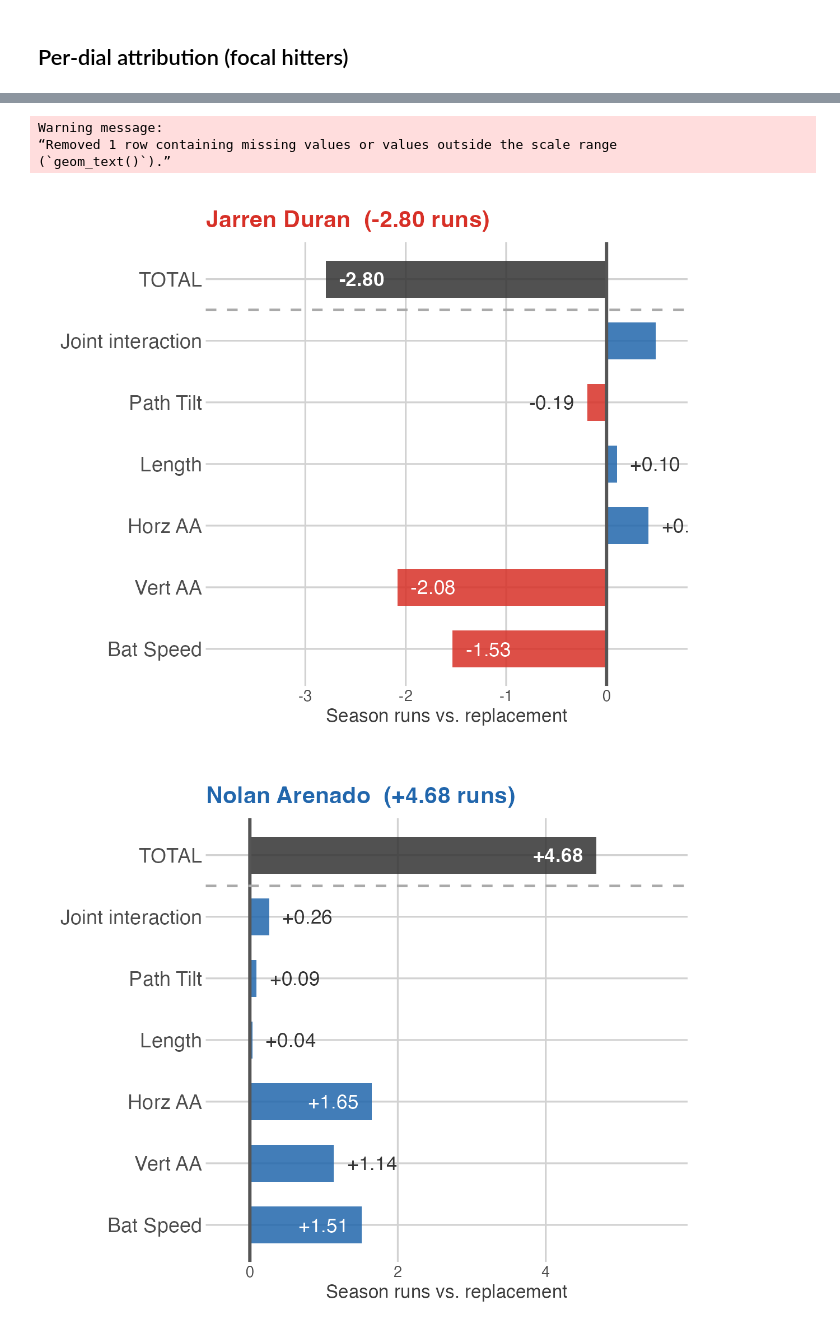
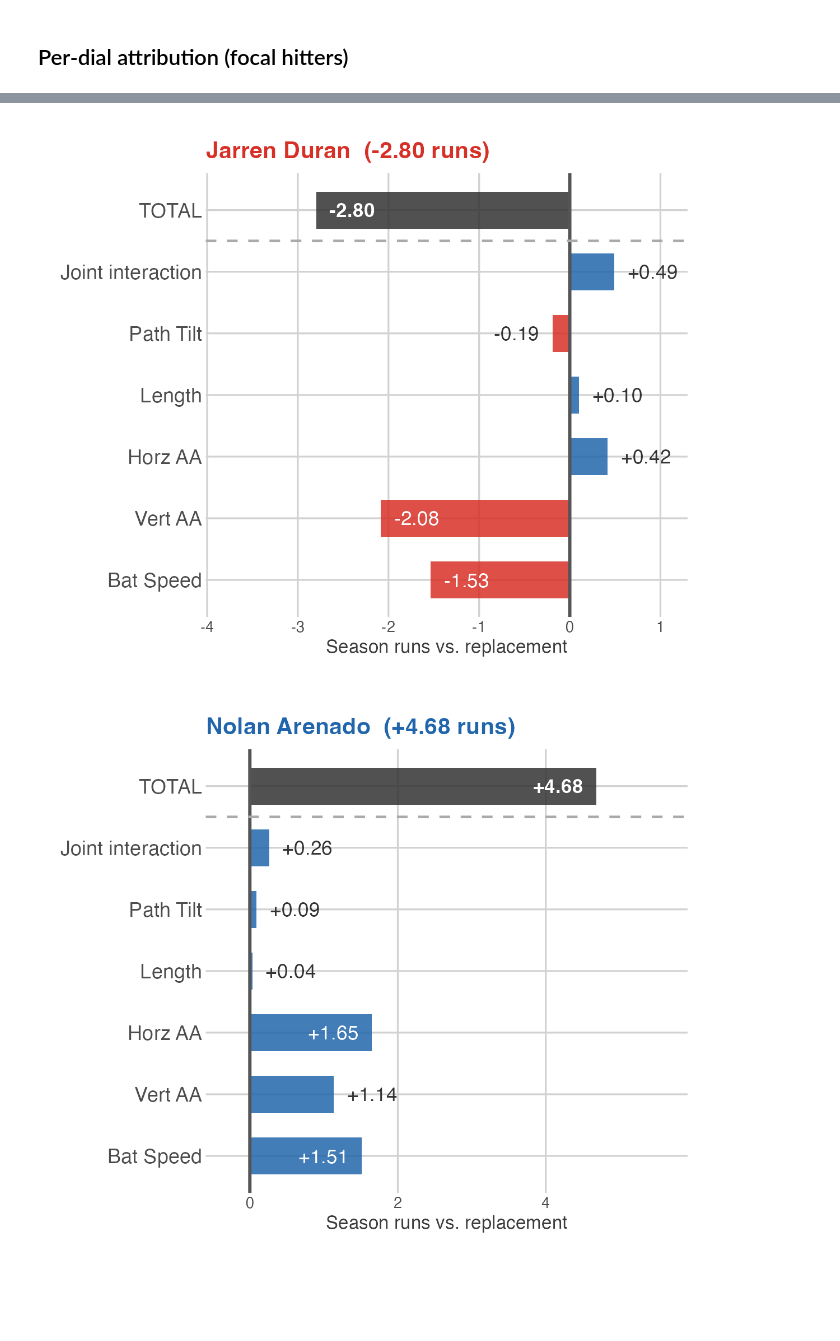
Before and after one commit to theoauyeung/swing_repertoire, a Jupyter notebook: src/adjustability_results.ipynb, the cells around one changed output, grey strips where cells are left out. Cells and saved outputs as stored; diff of their text form; code cells hidden in the pictures; blank space fills up the shorter version.

Commit message:
auto: results/plots/adjustability/adjustability_dial_waterfall_duran.png, results/plots/adjustability/adjustability_dial_waterfall_naylor.png, src/adjustability_results.ipynb

```diff
--- a/src/adjustability_results.ipynb
+++ b/src/adjustability_results.ipynb
@@ -330,11 +330,19 @@ for (f in focal_list) {
   all_labels <- c(bar_labels, "TOTAL")
   all_colors <- c(ifelse(vals >= 0, "#2166ac", "#d73027"), "#333333")
 
-  x_lo    <- min(min(all_vals) * 1.35, -0.3)
-  x_hi    <- max(all_vals) * 1.2
+  # Pass 1: tentative bounds
+  x_lo      <- min(min(all_vals) * 1.35, -0.3)
+  x_hi_init <- max(all_vals) * 1.2
+  x_range0  <- x_hi_init - x_lo
+  thresh0   <- x_range0 * 0.22
+  pad0      <- x_range0 * 0.03
+  # Extend x_hi so outside-right labels (small positive bars) don't clip
+  max_pos_small <- max(c(0, all_vals[all_vals > 0 & all_vals < thresh0]))
+  x_hi    <- max(x_hi_init, max_pos_small + pad0 + x_range0 * 0.10)
+  # Pass 2: recompute with final x_hi
   x_range <- x_hi - x_lo
+  thresh  <- x_range * 0.22
   pad     <- x_range * 0.03
-  thresh  <- x_range * 0.22  # bars narrower than this get outside labels
 
   d <- tibble(label = factor(all_labels, levels = all_labels),
               value = all_vals,
@@ -344,9 +352,9 @@ for (f in focal_list) {
       small     = abs(value) < thresh,
       txt_x     = case_when(
         value >= 0 & !small ~ pmin(value - pad, x_hi * 0.95),   # inside right edge
-        value >= 0 &  small ~ value + pad,                        # outside bar tip (rightward)
+        value >= 0 &  small ~ value + pad,                        # outside bar tip
         value <  0 & !small ~ pmax(value + pad, x_lo * 0.95),   # inside left edge
-        value <  0 &  small ~ value - pad                         # outside bar tip (leftward)
+        value <  0 &  small ~ value - pad                         # outside bar tip
       ),
       txt_hjust = case_when(
         value >= 0 & !small ~ 1,
@@ -368,35 +376,32 @@ for (f in focal_list) {
                   fontface = ifelse(bold, "bold", "plain")),
               size = 4.5, show.legend = FALSE) +
     scale_color_identity() +
     scale_x_continuous(limits = c(x_lo, x_hi)) +
     labs(title = sprintf("%s  (%+.2f runs)", f$name, runs_total),
          x = "Season runs vs. replacement", y = NULL) +
     FT_THEME +
     theme(
       plot.title   = element_text(color = f$col, size = 15),
       axis.text.y  = element_text(size = 13),
       axis.title.x = element_text(size = 12)
     )
 
   slug <- gsub("[^a-z]", "", tolower(strsplit(f$name, " ")[[1]][2]))
   out  <- plot_path(sprintf("adjustability_dial_waterfall_%s.png", slug))
   ggsave(out, plt, width = 6, height = 5, dpi = 200)
   IRdisplay::display_png(file = out)
 }
 
 # Cohort-level dial correlations
 cat("Dial correlations with runs_total:\n")
 for (i in seq_along(dial_order)) {
   r_val <- cor(abl[[dial_order[i]]], abl$runs_total, use = "complete.obs")
   cat(sprintf("  %-30s r = %+.3f\n", bar_labels[i], r_val))
 }
 # %% [output]
 Warning message:
 “Removed 1 row containing missing values or values outside the scale range
 (`geom_text()`).”
 [figure]
-Warning message:
-“Removed 1 row containing missing values or values outside the scale range
-(`geom_text()`).”
-[figure, old version]
+[figure, new version]
 [figure]
```
Also changed, not shown: parts of 1 cell of this notebook, 2 other files.
